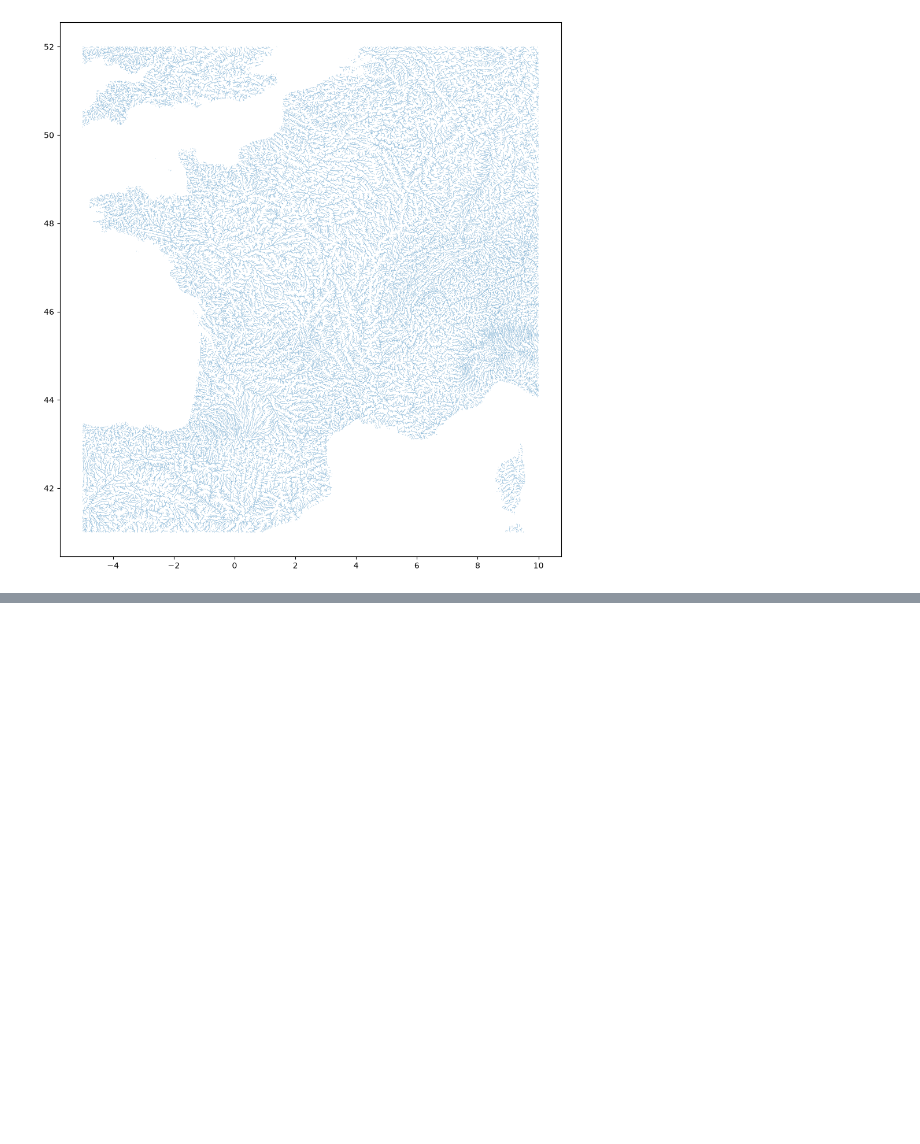
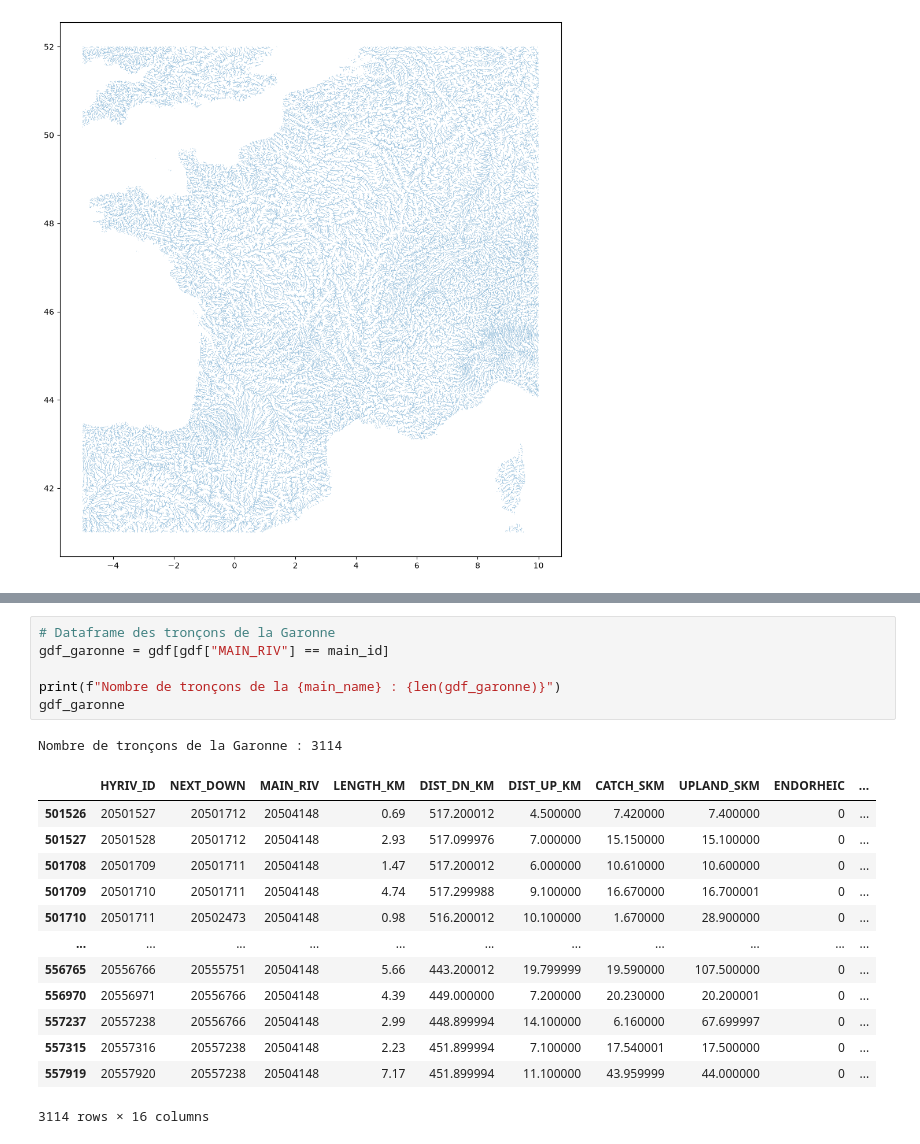
Before and after one commit to arthurleq/Modelisation-hydraulique, a Jupyter notebook: SIG visualisation/visualisation_SIG_data.ipynb, the cells around one changed output, grey strips where cells are left out. Cells and saved outputs as stored; diff of their text form; blank space fills up the shorter version.

```diff
--- a/SIG visualisation/visualisation_SIG_data.ipynb
+++ b/SIG visualisation/visualisation_SIG_data.ipynb
@@ -150,0 +204,21 @@ plt.show()
+# %%
+# Dataframe des tronçons de la Garonne
+gdf_garonne = gdf[gdf["MAIN_RIV"] == main_id]
+
+print(f"Nombre de tronçons de la {main_name} : {len(gdf_garonne)}")
+gdf_garonne
+# %% [output]
+Nombre de tronçons de la Garonne : 3114
+|  | HYRIV_ID | NEXT_DOWN | MAIN_RIV | LENGTH_KM | DIST_DN_KM | DIST_UP_KM | CATCH_SKM | UPLAND_SKM | ENDORHEIC | ... |
+| 501526 | 20501527 | 20501712 | 20504148 | 0.69 | 517.200012 | 4.500000 | 7.420000 | 7.400000 | 0 | ... |
+| 501527 | 20501528 | 20501712 | 20504148 | 2.93 | 517.099976 | 7.000000 | 15.150000 | 15.100000 | 0 | ... |
+| 501708 | 20501709 | 20501711 | 20504148 | 1.47 | 517.200012 | 6.000000 | 10.610000 | 10.600000 | 0 | ... |
+| 501709 | 20501710 | 20501711 | 20504148 | 4.74 | 517.299988 | 9.100000 | 16.670000 | 16.700001 | 0 | ... |
+| 501710 | 20501711 | 20502473 | 20504148 | 0.98 | 516.200012 | 10.100000 | 1.670000 | 28.900000 | 0 | ... |
+| ... | ... | ... | ... | ... | ... | ... | ... | ... | ... | ... |
+| 556765 | 20556766 | 20555751 | 20504148 | 5.66 | 443.200012 | 19.799999 | 19.590000 | 107.500000 | 0 | ... |
+| 556970 | 20556971 | 20556766 | 20504148 | 4.39 | 449.000000 | 7.200000 | 20.230000 | 20.200001 | 0 | ... |
+| 557237 | 20557238 | 20556766 | 20504148 | 2.99 | 448.899994 | 14.100000 | 6.160000 | 67.699997 | 0 | ... |
+| 557315 | 20557316 | 20557238 | 20504148 | 2.23 | 451.899994 | 7.100000 | 17.540001 | 17.500000 | 0 | ... |
+| 557919 | 20557920 | 20557238 | 20504148 | 7.17 | 451.899994 | 11.100000 | 43.959999 | 44.000000 | 0 | ... |
+3114 rows × 16 columns
```
Also changed, not shown: parts of 4 cells of this notebook.
